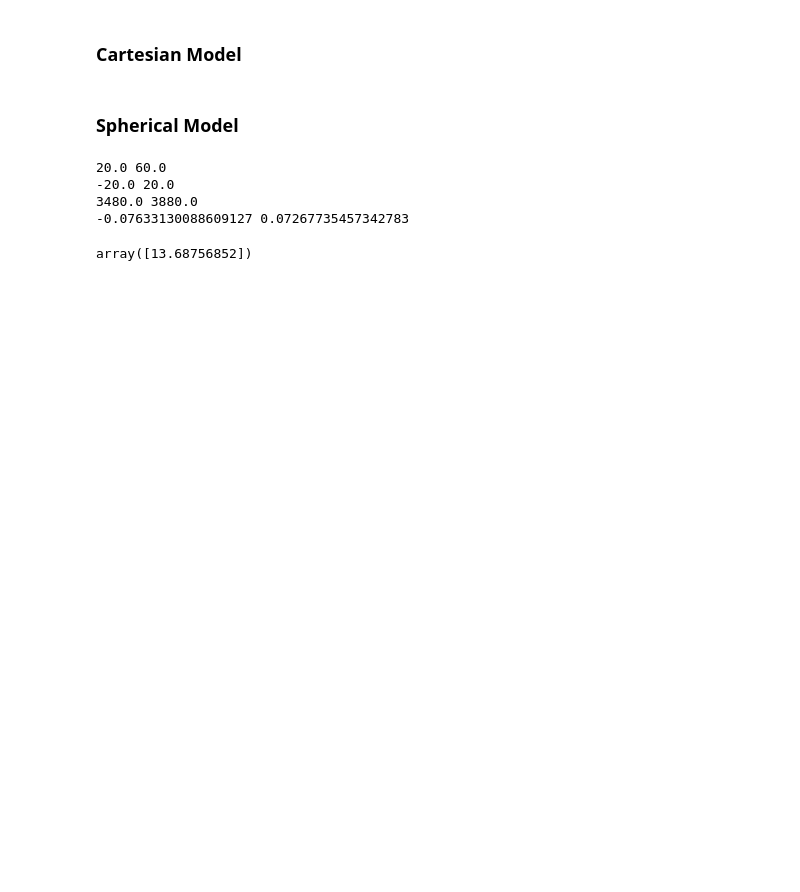
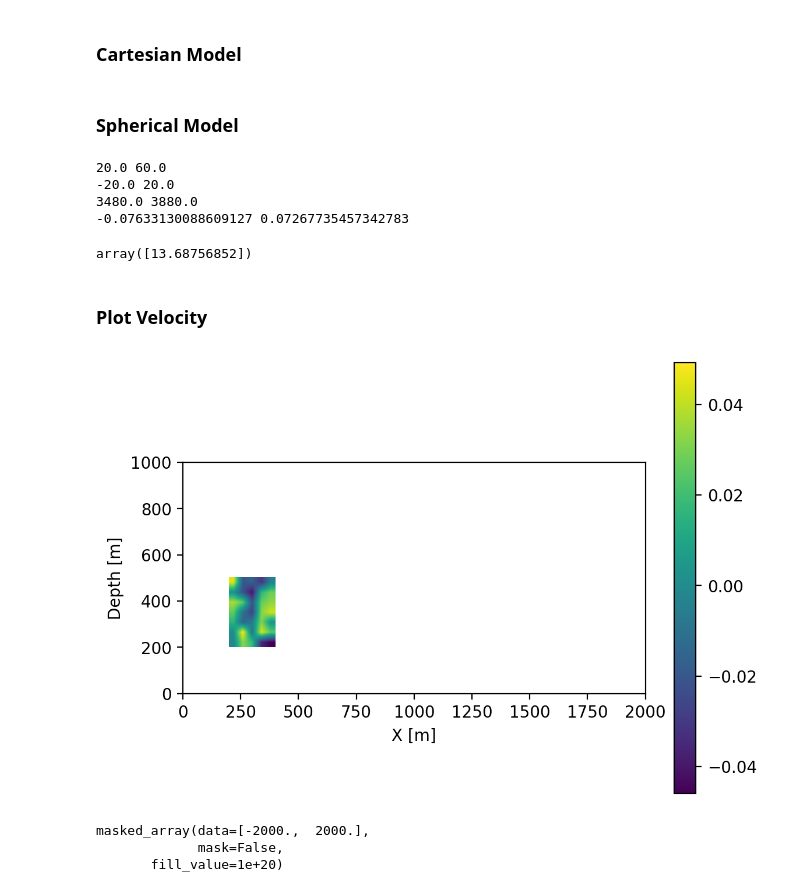
Before and after one commit to Yishharu/TomoNet, a Jupyter notebook: Script/GetVelocity.ipynb, the cells around one changed output. Drawn from its saved outputs; the diff is of its cells as text; code cells hidden in the pictures; blank space fills up the shorter version.

```diff
--- a/Script/GetVelocity.ipynb
+++ b/Script/GetVelocity.ipynb
@@ -108,3 +109,47 @@ def GetVelocity(x,y,z):
 GetVelocity(3600,0,0)    # Unit is km ...
 # %% [output]
 array([13.68756852])
+# %% [markdown]
+### Plot Velocity
+# %%
+# Load the velocity model (only confined to a small box region)
+f = Dataset('../Runs/CartesianModel0007_random0005_gaussian/input/cartesian_random_tomo.nc', 'r')
+
+grid_x = f['x'][:]
+grid_y = f['y'][:]
+grid_depth = f['depth'][:]
+
+SeismicModelPtb = f['dvp'][:,:,:]
+
+# Locate y=0 slice
+y_index = np.where(grid_y==-2000)[0][0]
+
+# Create a surface plot and projected filled contour plot under it.
+fig = plt.figure(dpi=200)
+ax = fig.gca()
+# ax = fig.gca(projection='3d')
+
+extent = np.min(grid_x), np.max(grid_x), np.min(grid_depth), np.max(grid_depth)
+PLOT = ax.imshow(SeismicModelPtb[:,y_index,:].T, cmap=cm.viridis, interpolation='bilinear', extent=extent, origin='lower')
+# ax.set_aspect(1)
+ax.set_xlim(0,2000)
+ax.set_ylim(0,1000)
+
+# PLOT = ax.pcolormesh(grid_x, grid_depth, MLtomo_ptb[:,y_index,:].T, cmap=cm.viridis)
+
+
+ax.set_aspect(1)
+ax.set_xlabel("X [m]")
+ax.set_ylabel("Depth [m]")
+plt.colorbar(PLOT)
+
+# plt.savefig("IC_Scattering_plot.png", format="png")
+plt.show()
+# %% [output]
+[figure, added]
+# %%
+grid_y
+# %% [output]
+masked_array(data=[-2000.,  2000.],
+             mask=False,
+       fill_value=1e+20)
```
Also changed, not shown: parts of 1 cell of this notebook, 52 other files.
